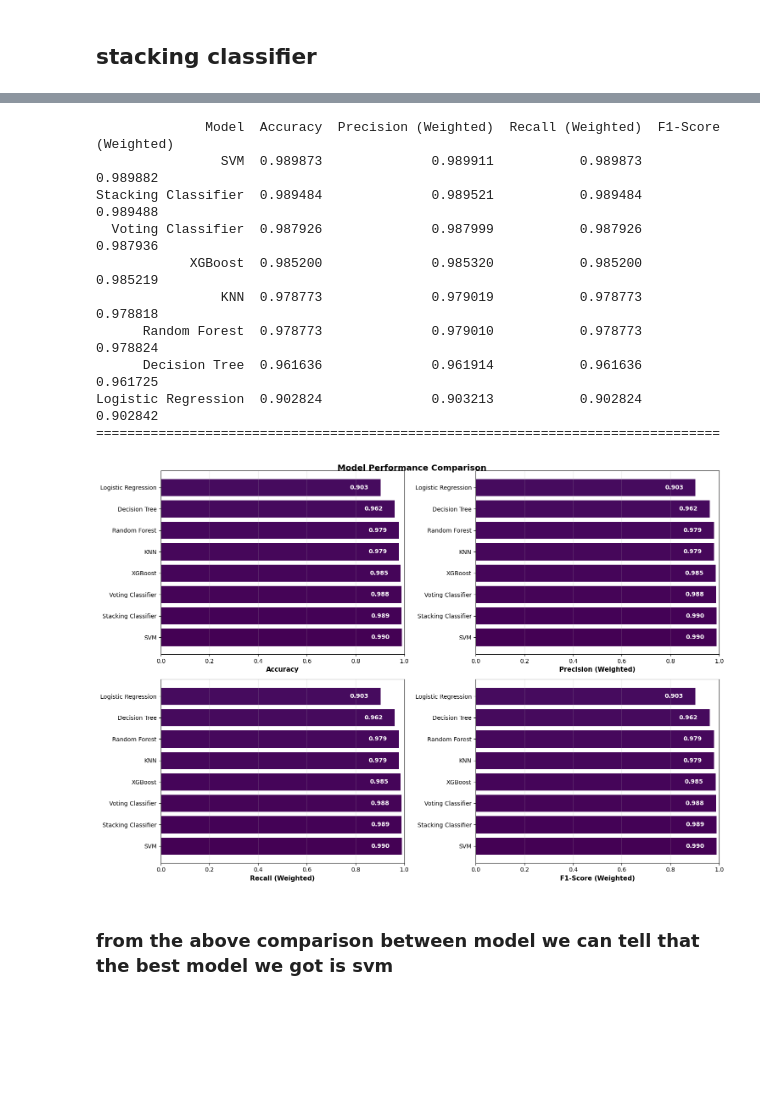
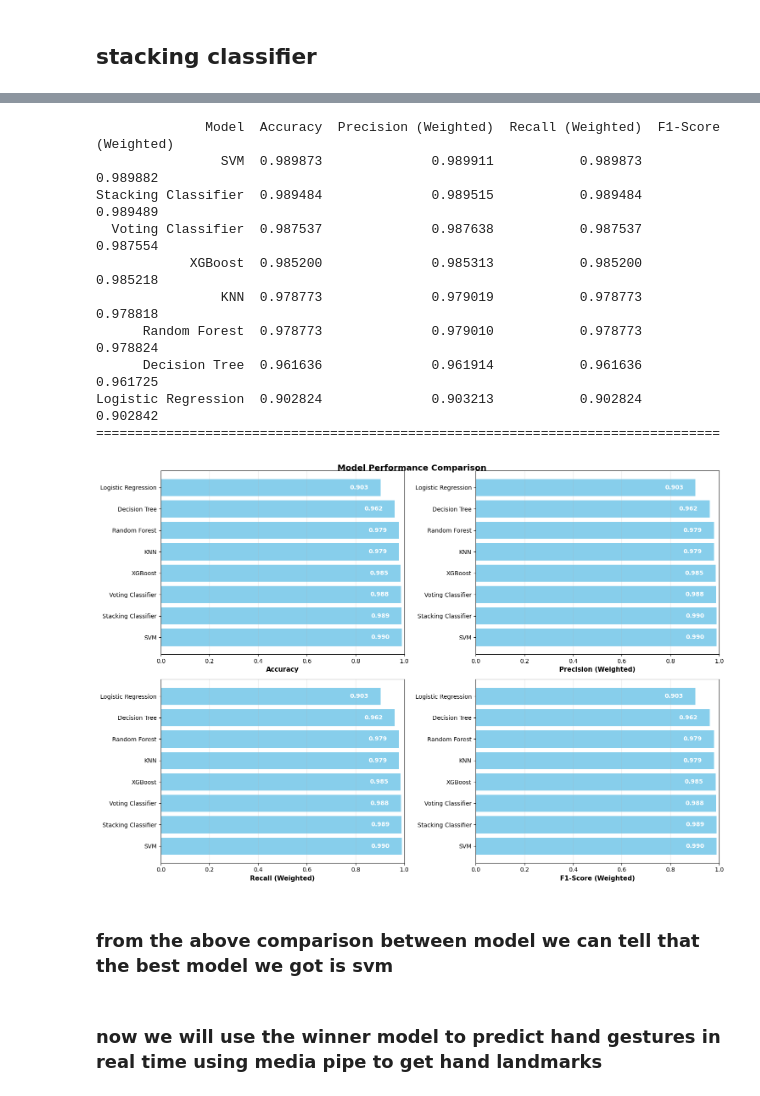
Before and after one commit to sabry558/Hand-gestures-classification, a Jupyter notebook: Hand gestures.ipynb, the cells around one changed output, grey strips where cells are left out. Cells and saved outputs as stored; diff of their text form; code cells hidden in the pictures; blank space fills up the shorter version.

```diff
--- a/Hand gestures.ipynb
+++ b/Hand gestures.ipynb
@@ -446,37 +446,39 @@ print(comparison_df.to_string(index=False))
 print("="*80)
 
 # Visualize the comparison
 fig, axes = plt.subplots(2, 2, figsize=(15, 10))
 
 metrics = ['Accuracy', 'Precision (Weighted)', 'Recall (Weighted)', 'F1-Score (Weighted)']
 
 for idx, metric in enumerate(metrics):
     ax = axes[idx // 2, idx % 2]
-    bars = ax.barh(comparison_df['Model'], comparison_df[metric], color=colors)
+    bars = ax.barh(comparison_df['Model'], comparison_df[metric], color='skyblue')
     ax.set_xlabel(metric, fontsize=11, fontweight='bold')
     ax.set_xlim([0, 1])
 
     for i, bar in enumerate(bars):
         width = bar.get_width()
         ax.text(width - 0.05, bar.get_y() + bar.get_height()/2,
                 f'{width:.3f}', ha='right', va='center', fontweight='bold', color='white')
 
     ax.grid(axis='x', alpha=0.3)
 
 plt.tight_layout()
 plt.suptitle('Model Performance Comparison', fontsize=14, fontweight='bold', y=1.00)
 plt.show()
 # %% [output]
               Model  Accuracy  Precision (Weighted)  Recall (Weighted)  F1-Score (Weighted)
                 SVM  0.989873              0.989911           0.989873             0.989882
-Stacking Classifier  0.989484              0.989521           0.989484             0.989488
-  Voting Classifier  0.987926              0.987999           0.987926             0.987936
-            XGBoost  0.985200              0.985320           0.985200             0.985219
+Stacking Classifier  0.989484              0.989515           0.989484             0.989489
+  Voting Classifier  0.987537              0.987638           0.987537             0.987554
+            XGBoost  0.985200              0.985313           0.985200             0.985218
                 KNN  0.978773              0.979019           0.978773             0.978818
       Random Forest  0.978773              0.979010           0.978773             0.978824
       Decision Tree  0.961636              0.961914           0.961636             0.961725
 Logistic Regression  0.902824              0.903213           0.902824             0.902842
 ================================================================================
-[figure, old version]
+[figure, new version]
 # %% [markdown]
 ### from the above comparison between model we can tell that the best model we got is svm
+# %% [markdown]
+### now we will use the winner model to predict hand gestures in real time using media pipe to get hand landmarks
```
Also changed, not shown: parts of 4 cells of this notebook, 1 other file.
